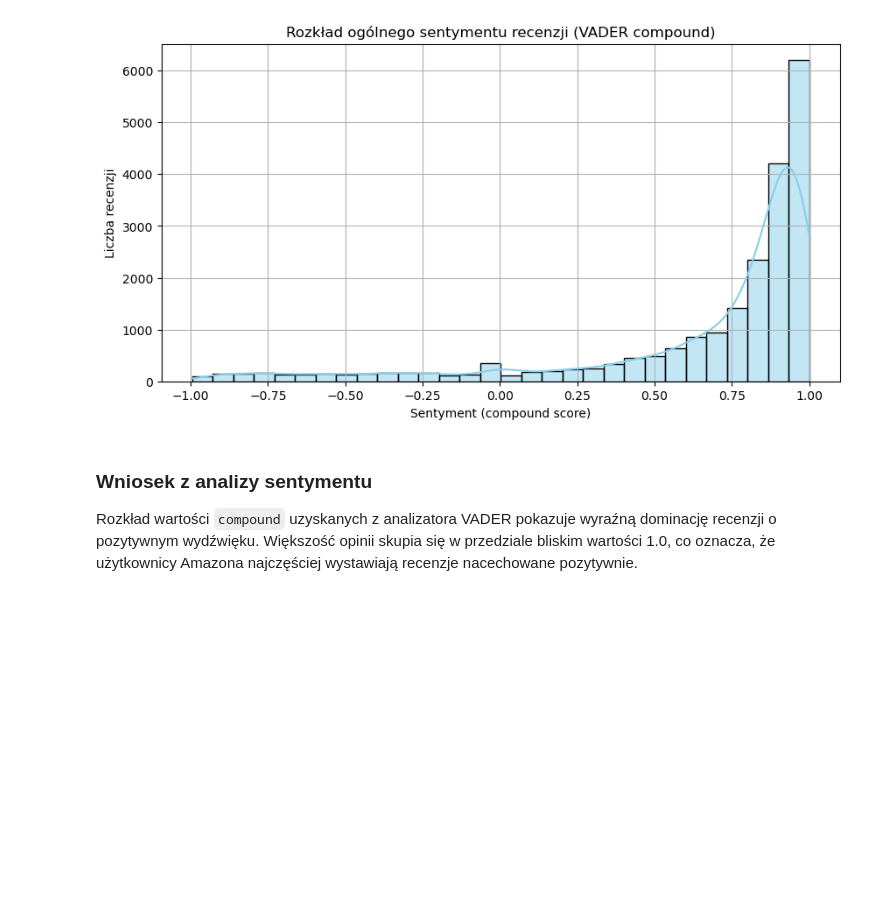
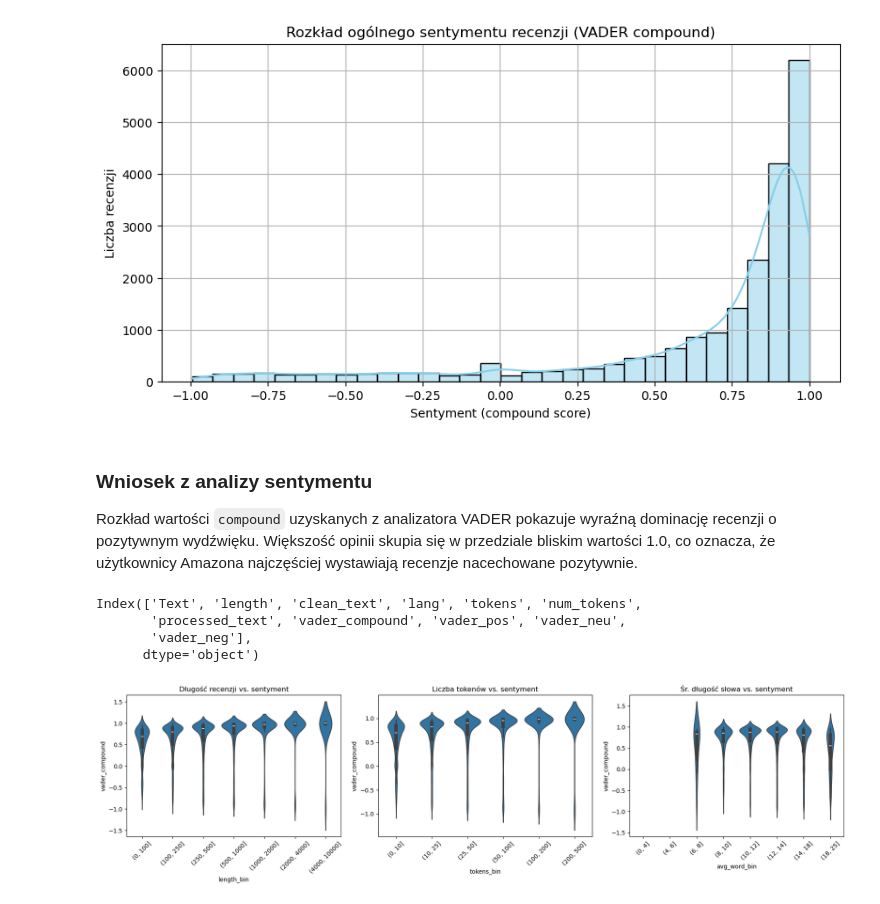
Before and after one commit to StaryDron/Amazon_Reviews_ML_Project, a Jupyter notebook: Checkpoint_1.ipynb, the cells around one changed output. Saved outputs shown, nothing was run; the diff lists cells and outputs as text; code cells hidden in the pictures; blank space fills up the shorter version.

```diff
--- a/Checkpoint_1.ipynb
+++ b/Checkpoint_1.ipynb
@@ -222,3 +224,40 @@ plt.show()
 ### Wniosek z analizy sentymentu
 
 Rozkład wartości `compound` uzyskanych z analizatora VADER pokazuje wyraźną dominację recenzji o pozytywnym wydźwięku. Większość opinii skupia się w przedziale bliskim wartości 1.0, co oznacza, że użytkownicy Amazona najczęściej wystawiają recenzje nacechowane pozytywnie.
+# %%
+df.columns
+# %% [output]
+Index(['Text', 'length', 'clean_text', 'lang', 'tokens', 'num_tokens',
+       'processed_text', 'vader_compound', 'vader_pos', 'vader_neu',
+       'vader_neg'],
+      dtype='object')
+# %%
+df['avg_word_length'] = df['length'] / df['num_tokens']
+
+# Dodaj binned kolumny
+df['length_bin'] = pd.cut(df['length'], bins=[0, 100, 250, 500, 1000, 2000, 4000, 10000])
+df['tokens_bin'] = pd.cut(df['num_tokens'], bins=[0, 10, 25, 50, 100, 200, 500])
+df['avg_word_bin'] = pd.cut(df['avg_word_length'], bins=[0, 4, 6, 8, 10, 12, 14, 18, 25])
+
+# Rysujemy boxploty
+plt.figure(figsize=(18, 5))
+
+plt.subplot(1, 3, 1)
+sns.violinplot(data=df, x='length_bin', y='vader_compound')
+plt.xticks(rotation=45)
+plt.title("Długość recenzji vs. sentyment")
+
+plt.subplot(1, 3, 2)
+sns.violinplot(data=df, x='tokens_bin', y='vader_compound')
+plt.xticks(rotation=45)
+plt.title("Liczba tokenów vs. sentyment")
+
+plt.subplot(1, 3, 3)
+sns.violinplot(data=df, x='avg_word_bin', y='vader_compound')
+plt.xticks(rotation=45)
+plt.title("Śr. długość słowa vs. sentyment")
+
+plt.tight_layout()
+plt.show()
+# %% [output]
+[figure, added]
```
Also changed, not shown: parts of 11 cells of this notebook.
